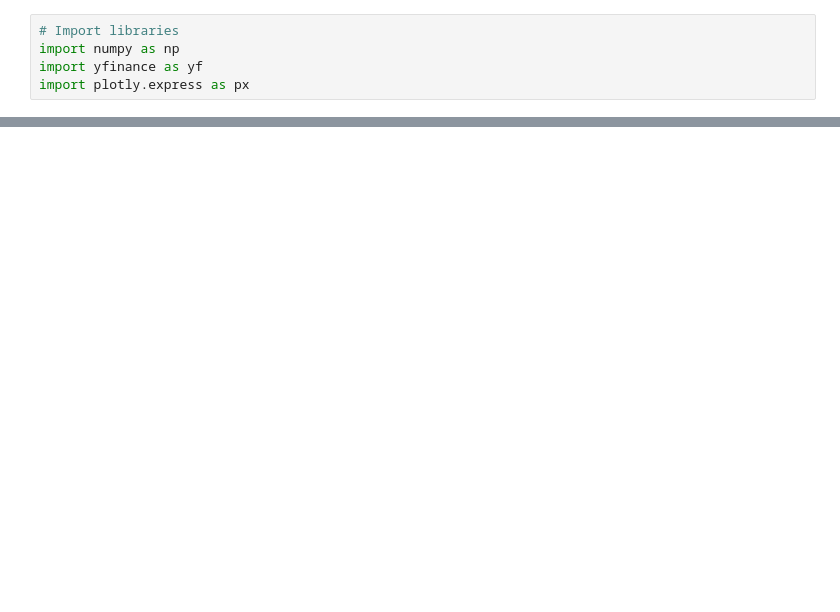
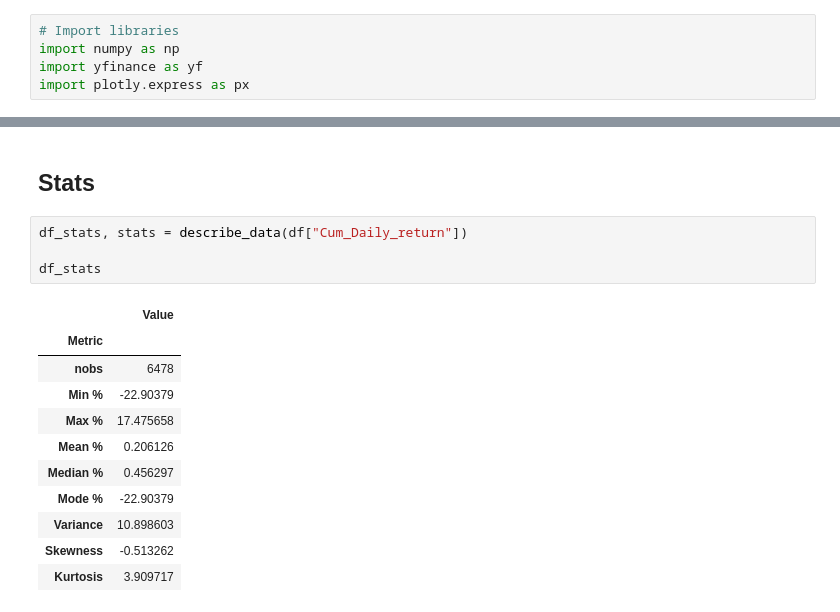
Before and after one commit to mod7ex/algo-strategies, a Jupyter notebook: markov-chain/index.ipynb, the cells around one changed output, grey strips where cells are left out. Drawn from its saved outputs; the diff is of its cells as text; blank space fills up the shorter version.

```diff
--- a/markov-chain/index.ipynb
+++ b/markov-chain/index.ipynb
@@ -82,0 +78,18 @@ df.head(10)
+# %% [markdown]
+## Stats
+# %%
+df_stats, stats = describe_data(df["Cum_Daily_return"])
+
+df_stats
+# %% [output]
+|  | Value |
+| Metric |  |
+| nobs | 6478 |
+| Min % | -22.90379 |
+| Max % | 17.475658 |
+| Mean % | 0.206126 |
+| Median % | 0.456297 |
+| Mode % | -22.90379 |
+| Variance | 10.898603 |
+| Skewness | -0.513262 |
+| Kurtosis | 3.909717 |
```
Also changed, not shown: parts of 7 cells of this notebook, 3 other files.
